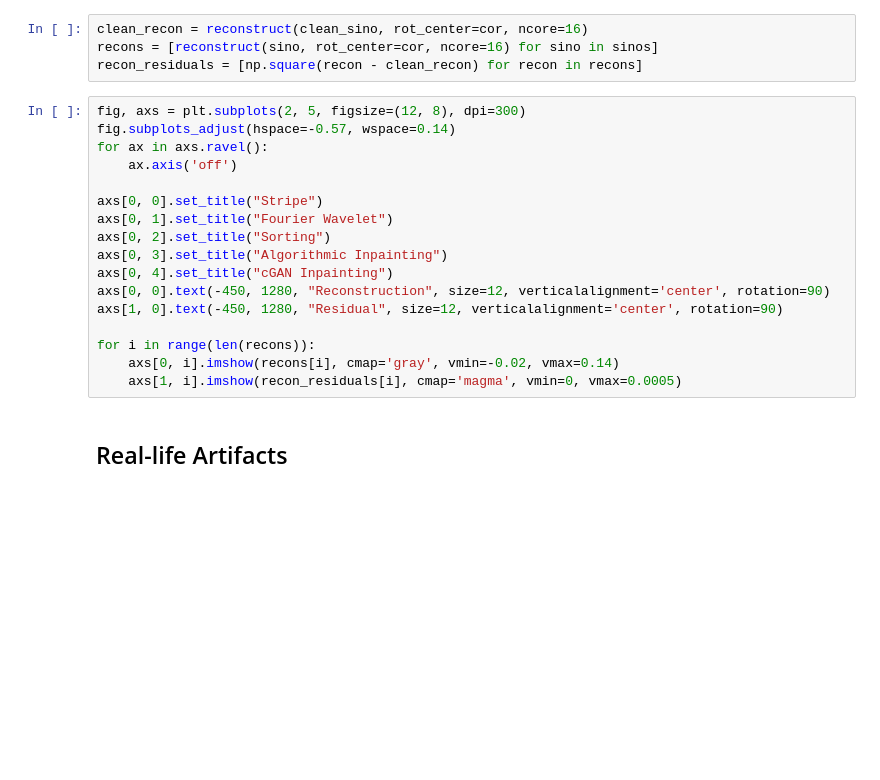
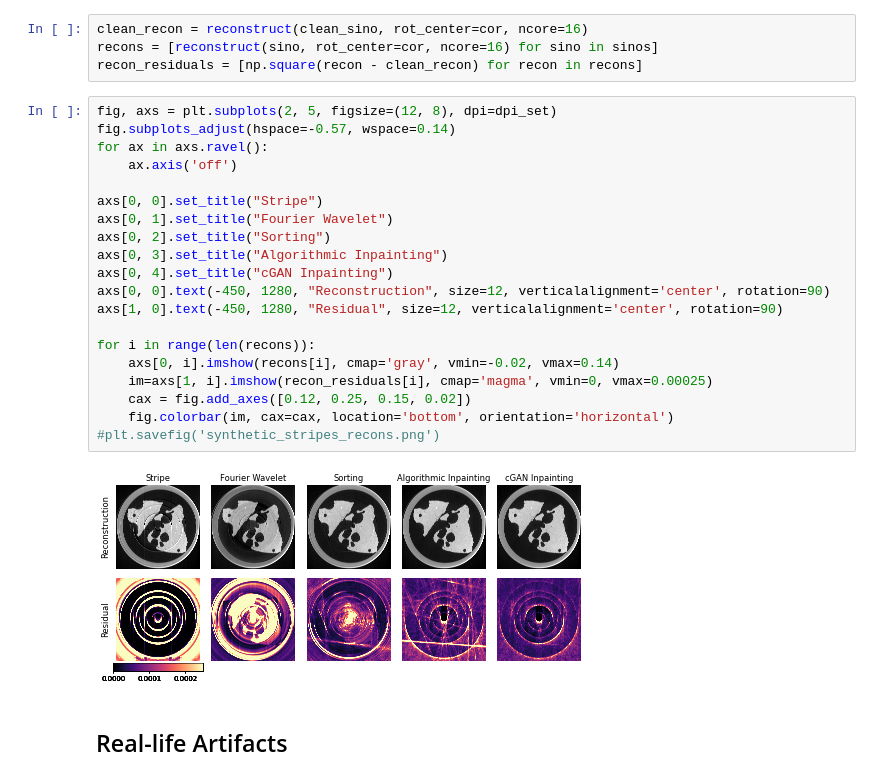
Before and after one commit to dkazanc/NoStripesNet, a Jupyter notebook: residuals.ipynb, the cells around one changed output. Cells and saved outputs as stored; diff of their text form; blank space fills up the shorter version.

```diff
--- a/residuals.ipynb
+++ b/residuals.ipynb
@@ -174,22 +189,27 @@ clean_recon = reconstruct(clean_sino, rot_center=cor, ncore=16)
 recons = [reconstruct(sino, rot_center=cor, ncore=16) for sino in sinos]
 recon_residuals = [np.square(recon - clean_recon) for recon in recons]
 # %%
-fig, axs = plt.subplots(2, 5, figsize=(12, 8), dpi=300)
+fig, axs = plt.subplots(2, 5, figsize=(12, 8), dpi=dpi_set)
 fig.subplots_adjust(hspace=-0.57, wspace=0.14)
 for ax in axs.ravel():
     ax.axis('off')
 
 axs[0, 0].set_title("Stripe")
 axs[0, 1].set_title("Fourier Wavelet")
 axs[0, 2].set_title("Sorting")
 axs[0, 3].set_title("Algorithmic Inpainting")
 axs[0, 4].set_title("cGAN Inpainting")
 axs[0, 0].text(-450, 1280, "Reconstruction", size=12, verticalalignment='center', rotation=90)
 axs[1, 0].text(-450, 1280, "Residual", size=12, verticalalignment='center', rotation=90)
 
 for i in range(len(recons)):
     axs[0, i].imshow(recons[i], cmap='gray', vmin=-0.02, vmax=0.14)
-    axs[1, i].imshow(recon_residuals[i], cmap='magma', vmin=0, vmax=0.0005)
+    im=axs[1, i].imshow(recon_residuals[i], cmap='magma', vmin=0, vmax=0.00025)
+    cax = fig.add_axes([0.12, 0.25, 0.15, 0.02])
+    fig.colorbar(im, cax=cax, location='bottom', orientation='horizontal')
+#plt.savefig('synthetic_stripes_recons.png')
+# %% [output]
+[figure, added]
 # %% [markdown]
 ## Real-life Artifacts
 # %% [markdown]
```
Also changed, not shown: parts of 9 cells of this notebook.
